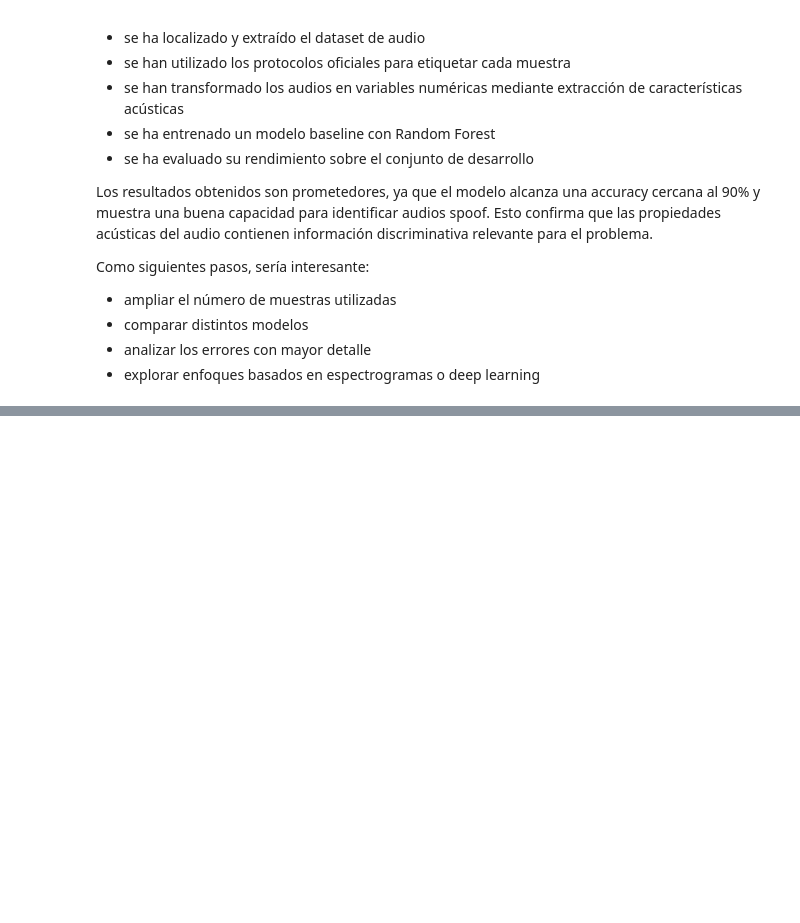
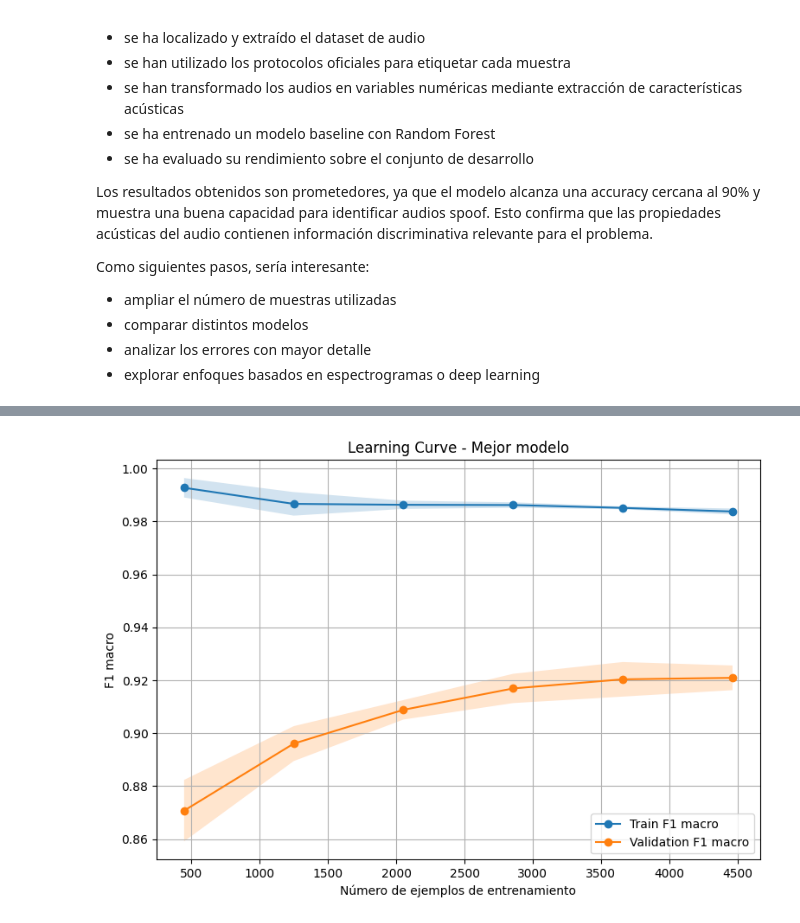
Before and after one commit to oaalikouche12-bot/reto-telefonica, a Jupyter notebook: Reto_Telefonica.ipynb, the cells around one changed output, grey strips where cells are left out. Cells and saved outputs as stored; diff of their text form; code cells hidden in the pictures; blank space fills up the shorter version.

```diff
--- a/Reto_Telefonica.ipynb
+++ b/Reto_Telefonica.ipynb
@@ -1027,0 +2180,42 @@ Como siguientes pasos, sería interesante:
+# %%
+from sklearn.model_selection import learning_curve
+import numpy as np
+
+train_sizes_big = np.linspace(0.1, 1.0, 6)
+
+train_sizes_big, train_scores_big, val_scores_big = learning_curve(
+    estimator=best_model,
+    X=X_train_big,
+    y=y_train_big,
+    train_sizes=train_sizes_big,
+    cv=cv_big,
+    scoring="f1_macro",
+    n_jobs=-1,
+    shuffle=True,
+    random_state=42
+)
+
+train_mean_big = train_scores_big.mean(axis=1)
+train_std_big = train_scores_big.std(axis=1)
+
+val_mean_big = val_scores_big.mean(axis=1)
+val_std_big = val_scores_big.std(axis=1)
+# %%
+import matplotlib.pyplot as plt
+
+plt.figure(figsize=(9, 6))
+
+plt.plot(train_sizes_big, train_mean_big, marker="o", label="Train F1 macro")
+plt.plot(train_sizes_big, val_mean_big, marker="o", label="Validation F1 macro")
+
+plt.fill_between(train_sizes_big, train_mean_big - train_std_big, train_mean_big + train_std_big, alpha=0.2)
+plt.fill_between(train_sizes_big, val_mean_big - val_std_big, val_mean_big + val_std_big, alpha=0.2)
+
+plt.title("Learning Curve - Mejor modelo")
+plt.xlabel("Número de ejemplos de entrenamiento")
+plt.ylabel("F1 macro")
+plt.legend()
+plt.grid(True)
+plt.show()
+# %% [output]
+[figure, added]
```
Also changed, not shown: parts of 75 cells of this notebook.
